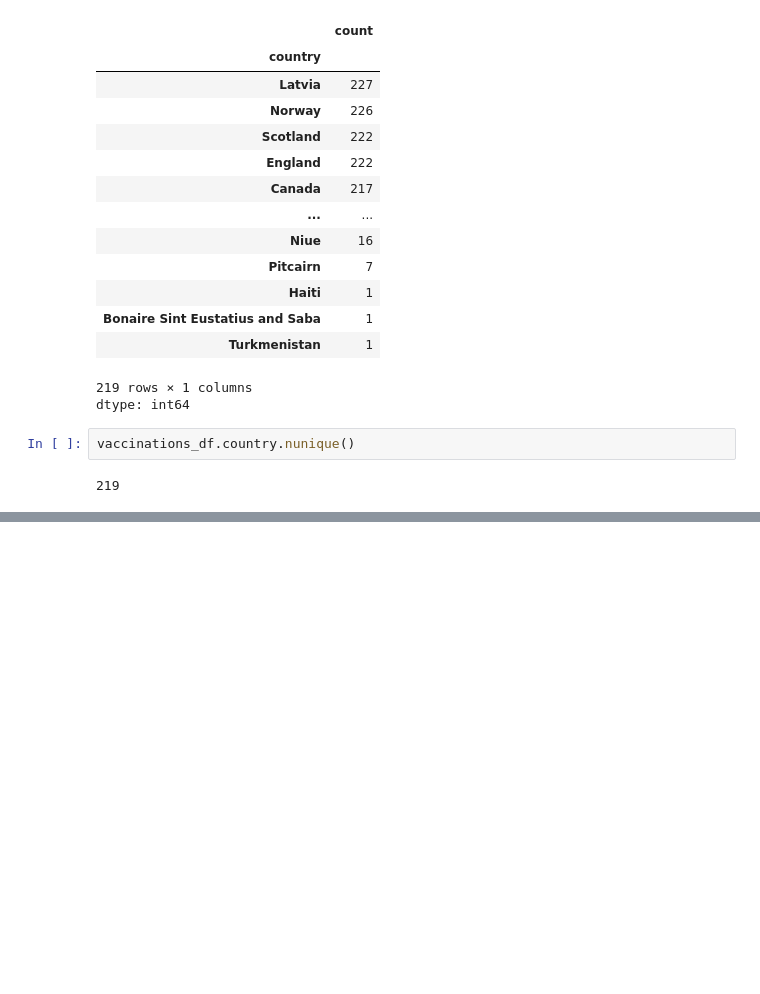
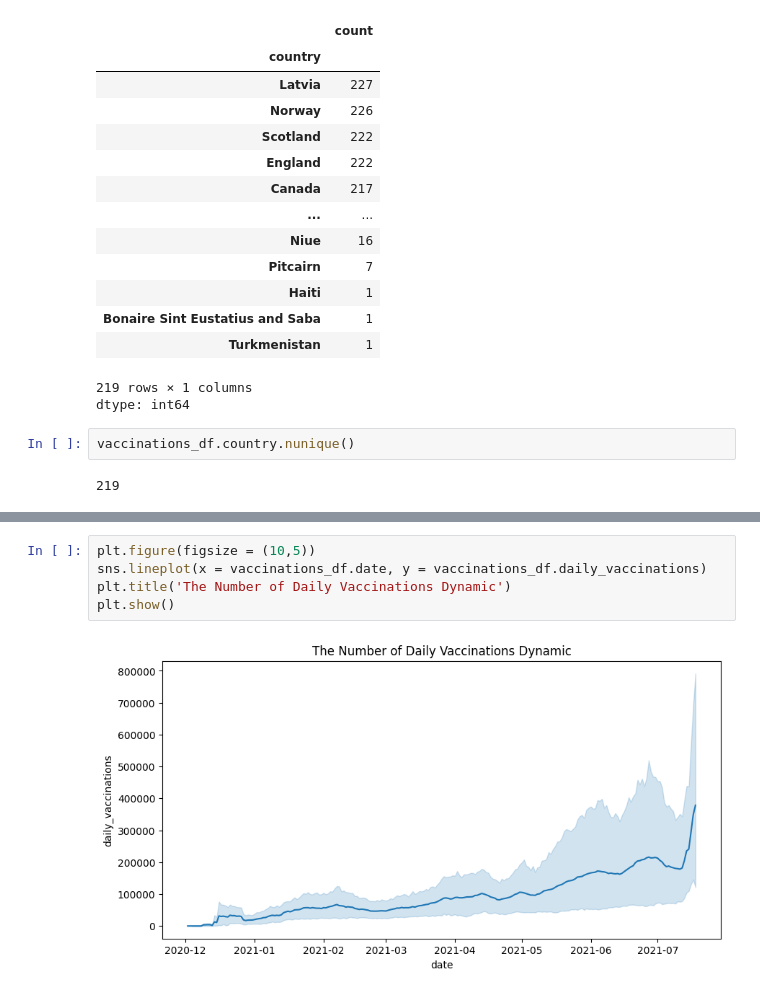
Before and after one commit to mtthwwl/Data-Analyst, a Jupyter notebook: Vaccination.ipynb, the cells around one changed output, grey strips where cells are left out. Cells and saved outputs as stored; diff of their text form; blank space fills up the shorter version.

Commit message:
Vaccination (2)

```diff
--- a/Vaccination.ipynb
+++ b/Vaccination.ipynb
@@ -271,0 +303,7 @@ vaccinations_df.country.nunique()
+# %%
+plt.figure(figsize = (10,5))
+sns.lineplot(x = vaccinations_df.date, y = vaccinations_df.daily_vaccinations)
+plt.title('The Number of Daily Vaccinations Dynamic')
+plt.show()
+# %% [output]
+[figure, added]
```
Also changed, not shown: parts of 12 cells of this notebook.
